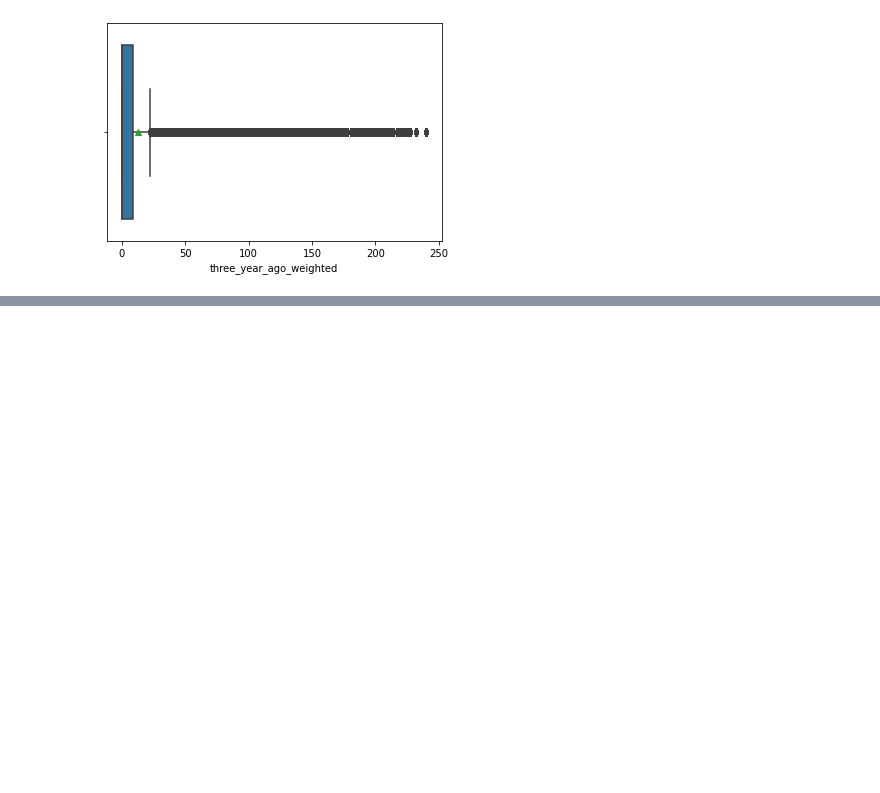
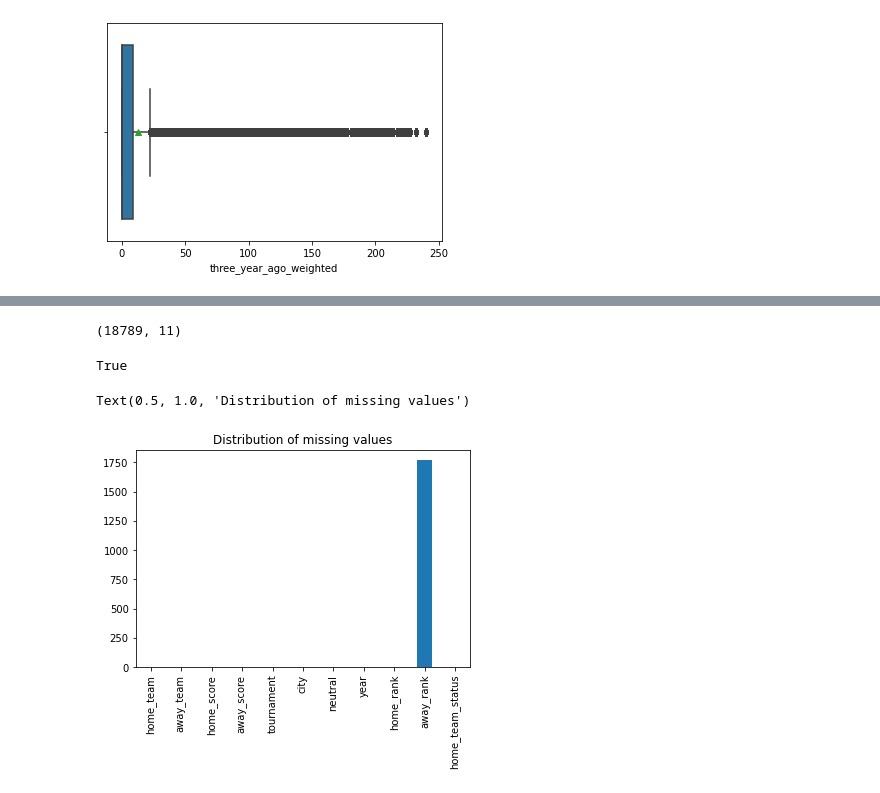
Before and after one commit to Obreintelly/Mchezo_Pesa_Football_Prediction_Analysis, a Jupyter notebook: Mchezo_Pesa_Football_Results_Prediction.ipynb, the cells around one changed output, grey strips where cells are left out. Drawn from its saved outputs; the diff is of its cells as text; code cells hidden in the pictures; blank space fills up the shorter version.

```diff
--- a/Mchezo_Pesa_Football_Results_Prediction.ipynb
+++ b/Mchezo_Pesa_Football_Results_Prediction.ipynb
@@ -357,0 +465,5 @@ bplot =sns.boxplot(fifa_df.three_year_ago_weighted, showmeans=True)
+# %%
+#To have a single view of Home & Away teams and their rank among other features, we
+#Merge the Home and Away datasets
+
+df = pd.merge(home_team, away_team, how='left', left_on=['home_team', 'away_team', 'home_score', 'away_score', 'tournament','neutral', 'year'], right_on=['home_team', 'away_team', 'home_score', 'away_score', 'tournament','neutral', 'year'])
@@ -357,0 +499,24 @@ bplot =sns.boxplot(fifa_df.three_year_ago_weighted, showmeans=True)
+# %%
+#If a game of football, a team wins if they have more number of goals than the other team,
+#Draws if they have same number of goals as the other team and loses if they have less number
+#of goals than the other team in a match.
+
+#Therefore, knowing the number of goals both teams score
+#we can determine if there was a win, draw or loss
+
+#Let's create a new column called Status
+
+df['wld'] = df['home_score'] - df['away_score']
+
+# Using functions we will assign to a column whether the match resulted in a win, draw or loss
+
+def outcome (goals):
+  if goals >0:
+    return 'Win'
+  elif goals <0:
+    return 'Lose'
+  else:
+    return 'Draw'
+
+#Application on our dataset
+df['home_team_status'] = df.wld.apply(lambda x: outcome(x))
@@ -357,0 +532,3 @@ bplot =sns.boxplot(fifa_df.three_year_ago_weighted, showmeans=True)
+# %%
+#Dropping the wld placeholder column
+df.drop('wld', axis=1, inplace=True)
@@ -357,0 +566,20 @@ bplot =sns.boxplot(fifa_df.three_year_ago_weighted, showmeans=True)
+# %%
+#Displaying size of our dataset
+df.shape
+# %% [output]
+(18789, 11)
+# %%
+#Checking for duplicates
+df.duplicated().any()
+# %% [output]
+True
+# %%
+#Dropping Duplicates
+df = df.drop_duplicates()
+# %%
+#Checking for Missing Values
+df.isna().sum().plot(kind='bar')
+plt.title('Distribution of missing values')
+# %% [output]
+Text(0.5, 1.0, 'Distribution of missing values')
+[figure, added]
```
Also changed, not shown: parts of 26 cells of this notebook.
